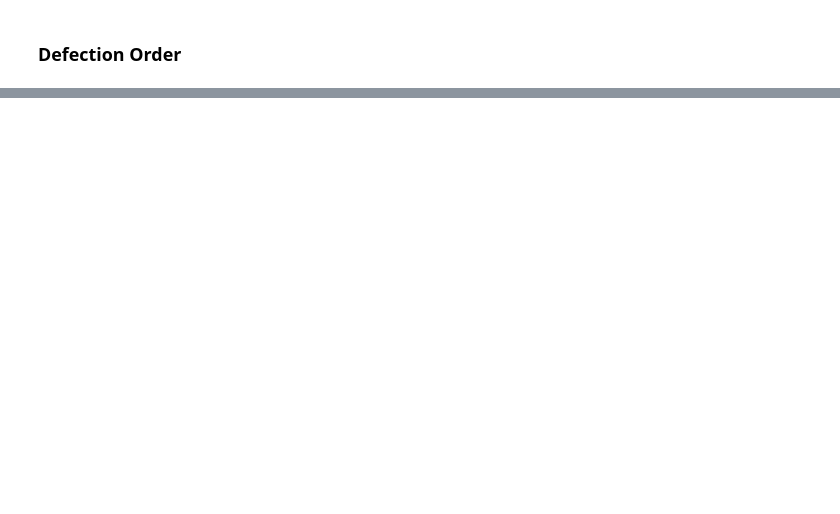
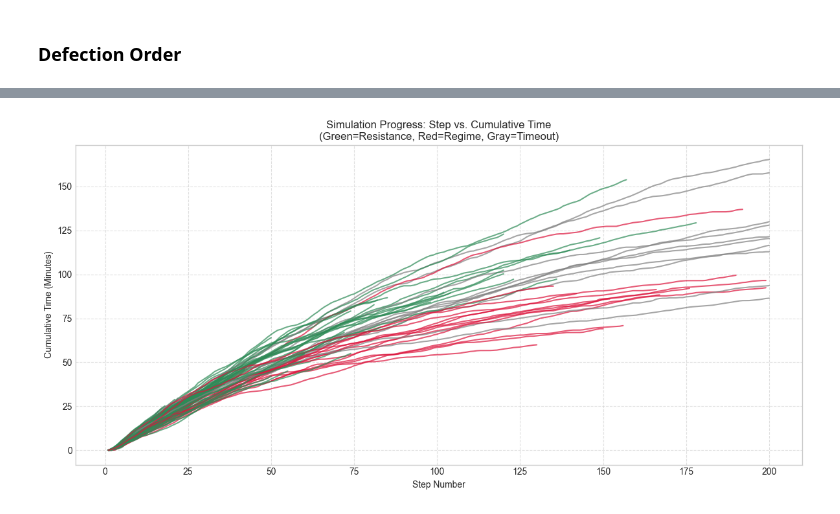
Before and after one commit to mahnoor-khalid9/abm_llm_nonviolence, a Jupyter notebook: Analysis/model_logs.ipynb, the cells around one changed output, grey strips where cells are left out. Drawn from its saved outputs; the diff is of its cells as text; code cells hidden in the pictures; blank space fills up the shorter version.

```diff
--- a/Analysis/model_logs.ipynb
+++ b/Analysis/model_logs.ipynb
@@ -844,0 +929,69 @@ Files with >= 3 defections:
+# %%
+import pandas as pd
+import matplotlib.pyplot as plt
+import glob
+import re
+from pathlib import Path
+
+PROJECT_ROOT = Path.cwd().parent
+_STRUCTURED = (
+    PROJECT_ROOT
+    / "SimulationLogs" / "gemini_flash" / "ZeroShot"
+    / "stateful"       / "vision-4"
+    / "ModelLogging"   / "structured"
+)
+
+INPUT_PATTERN = str(_STRUCTURED / "ModelLogs" / "model_state_v*.csv")
+files = glob.glob(INPUT_PATTERN)
+
+plt.figure(figsize=(12, 6))
+
+if not files:
+    print(f"No files found matching: {INPUT_PATTERN}")
+else:
+    # Sort files to ensure the legend stays organized
+    for path_str in sorted(files):
+        path = Path(path_str)
+        df = pd.read_csv(path)
+
+        # 1. Extract Run ID for the legend
+        match = re.search(r'v(\d+)', path.name)
+        run_id = f"Run {match.group(1)}" if match else path.name
+
+        if not df.empty and "elapsed_s" in df.columns:
+            # 2. Calculate Cumulative Time in minutes
+            # This shows the 'total clock time' as the simulation progresses
+            df['cumulative_min'] = df['elapsed_s'].cumsum() / 60
+
+            # 3. Determine color based on final victory (optional but helpful)
+            final_victory = df["victory"].iloc[-1] if "victory" in df.columns else 0
+            color_map = {1: "crimson", 2: "seagreen", 3: "gray"}
+            line_color = color_map.get(final_victory, "blue")
+
+            # 4. Plot Step vs Cumulative Time
+            # If 'step' column doesn't exist, we use df.index
+            x_axis = df['step'] if 'step' in df.columns else df.index
+
+            plt.plot(x_axis, df['cumulative_min'],
+                     label=run_id,
+                     color=line_color,
+                     alpha=0.7,
+                     linewidth=1.5)
+
+    # 5. Formatting the Plot
+    plt.xlabel("Step Number")
+    plt.ylabel("Cumulative Time (Minutes)")
+    plt.title("Simulation Progress: Step vs. Cumulative Time\n(Green=Resistance, Red=Regime, Gray=Timeout)")
+
+    # Plotting raw seconds per step instead of cumulative
+    # plt.scatter(x_axis, df['elapsed_s'], alpha=0.3, s=10)
+    # plt.ylabel("Seconds per Step")
+
+    # Legend can get crowded if you have many runs, adjust as needed
+    # plt.legend(bbox_to_anchor=(1.05, 1), loc='upper left', fontsize='small', ncol=2)
+
+    plt.grid(True, linestyle='--', alpha=0.6)
+    plt.tight_layout()
+    plt.show()
+# %% [output]
+[figure, added]
```
Also changed, not shown: parts of 8 cells of this notebook, 15 other files.
